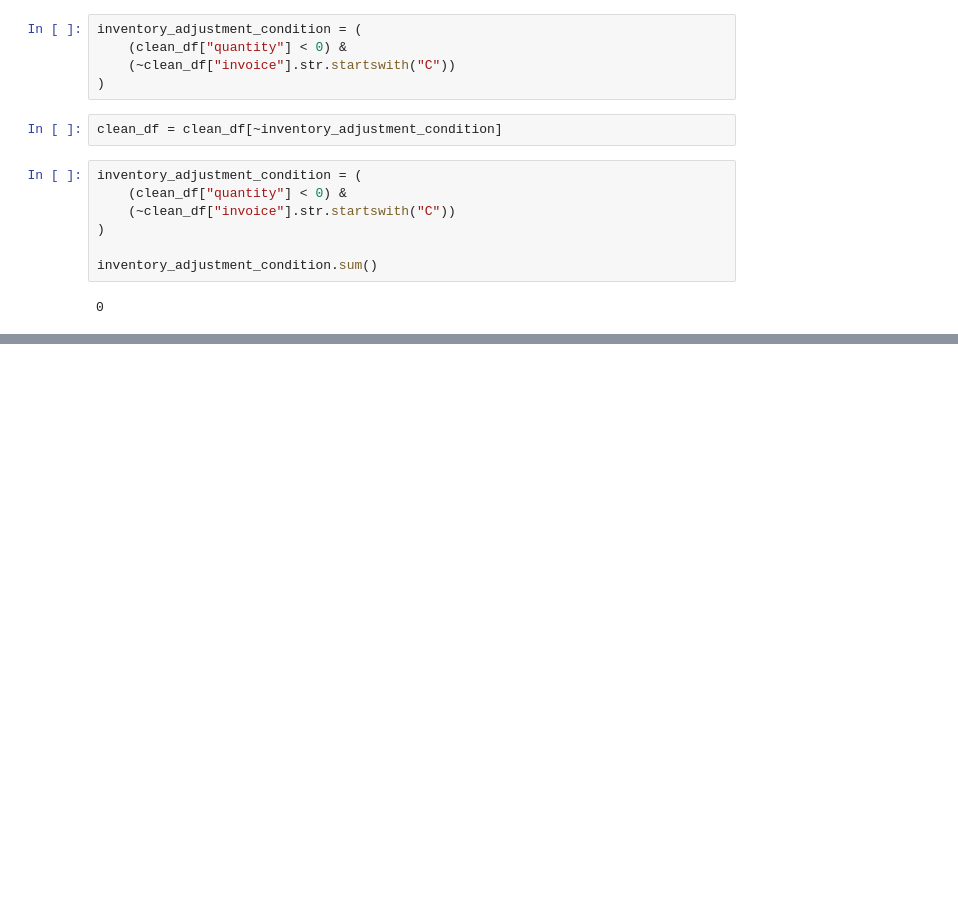
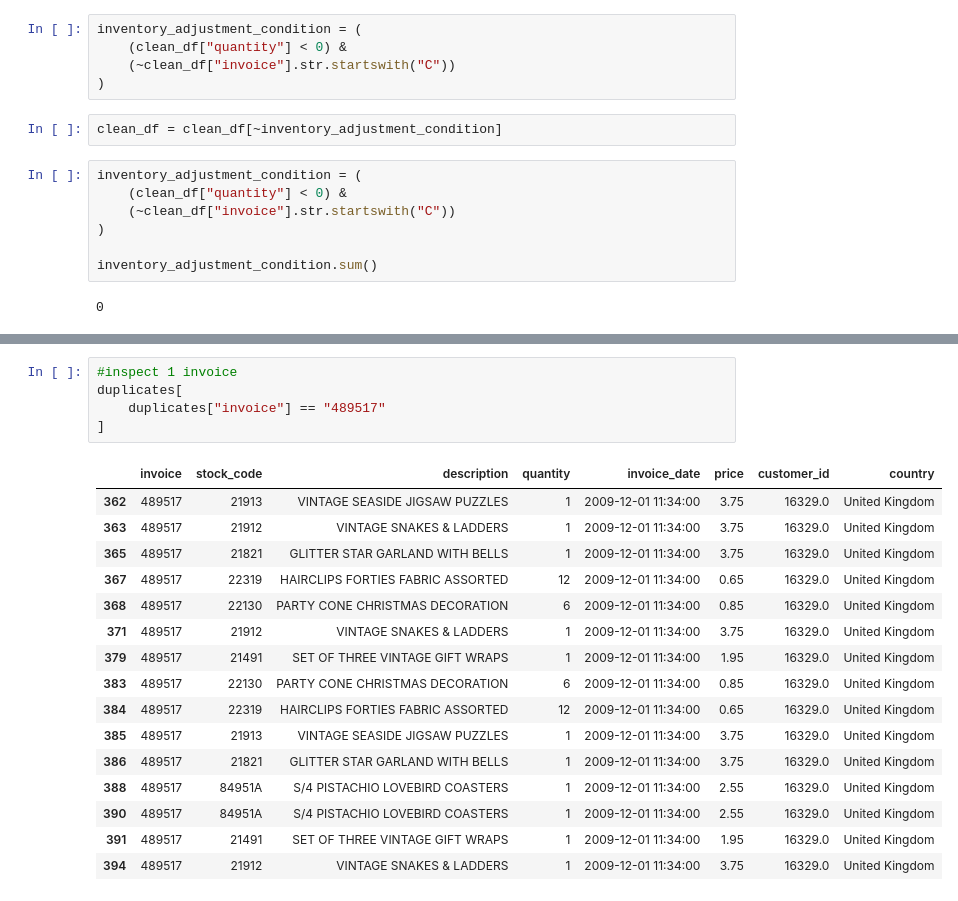
Before and after one commit to rawanmontasser/online-retail-analysis, a Jupyter notebook: notebooks/02_data_cleaning.ipynb, the cells around one changed output, grey strips where cells are left out. Saved outputs shown, nothing was run; the diff lists cells and outputs as text; blank space fills up the shorter version.

```diff
--- a/notebooks/02_data_cleaning.ipynb
+++ b/notebooks/02_data_cleaning.ipynb
@@ -320,0 +353,22 @@ inventory_adjustment_condition.sum()
+# %%
+#inspect 1 invoice
+duplicates[
+    duplicates["invoice"] == "489517"
+]
+# %% [output]
+|  | invoice | stock_code | description | quantity | invoice_date | price | customer_id | country |
+| 362 | 489517 | 21913 | VINTAGE SEASIDE JIGSAW PUZZLES | 1 | 2009-12-01 11:34:00 | 3.75 | 16329.0 | United Kingdom |
+| 363 | 489517 | 21912 | VINTAGE SNAKES & LADDERS | 1 | 2009-12-01 11:34:00 | 3.75 | 16329.0 | United Kingdom |
+| 365 | 489517 | 21821 | GLITTER STAR GARLAND WITH BELLS | 1 | 2009-12-01 11:34:00 | 3.75 | 16329.0 | United Kingdom |
+| 367 | 489517 | 22319 | HAIRCLIPS FORTIES FABRIC ASSORTED | 12 | 2009-12-01 11:34:00 | 0.65 | 16329.0 | United Kingdom |
+| 368 | 489517 | 22130 | PARTY CONE CHRISTMAS DECORATION | 6 | 2009-12-01 11:34:00 | 0.85 | 16329.0 | United Kingdom |
+| 371 | 489517 | 21912 | VINTAGE SNAKES & LADDERS | 1 | 2009-12-01 11:34:00 | 3.75 | 16329.0 | United Kingdom |
+| 379 | 489517 | 21491 | SET OF THREE VINTAGE GIFT WRAPS | 1 | 2009-12-01 11:34:00 | 1.95 | 16329.0 | United Kingdom |
+| 383 | 489517 | 22130 | PARTY CONE CHRISTMAS DECORATION | 6 | 2009-12-01 11:34:00 | 0.85 | 16329.0 | United Kingdom |
+| 384 | 489517 | 22319 | HAIRCLIPS FORTIES FABRIC ASSORTED | 12 | 2009-12-01 11:34:00 | 0.65 | 16329.0 | United Kingdom |
+| 385 | 489517 | 21913 | VINTAGE SEASIDE JIGSAW PUZZLES | 1 | 2009-12-01 11:34:00 | 3.75 | 16329.0 | United Kingdom |
+| 386 | 489517 | 21821 | GLITTER STAR GARLAND WITH BELLS | 1 | 2009-12-01 11:34:00 | 3.75 | 16329.0 | United Kingdom |
+| 388 | 489517 | 84951A | S/4 PISTACHIO LOVEBIRD COASTERS | 1 | 2009-12-01 11:34:00 | 2.55 | 16329.0 | United Kingdom |
+| 390 | 489517 | 84951A | S/4 PISTACHIO LOVEBIRD COASTERS | 1 | 2009-12-01 11:34:00 | 2.55 | 16329.0 | United Kingdom |
+| 391 | 489517 | 21491 | SET OF THREE VINTAGE GIFT WRAPS | 1 | 2009-12-01 11:34:00 | 1.95 | 16329.0 | United Kingdom |
+| 394 | 489517 | 21912 | VINTAGE SNAKES & LADDERS | 1 | 2009-12-01 11:34:00 | 3.75 | 16329.0 | United Kingdom |
```
Also changed, not shown: parts of 9 cells of this notebook.
